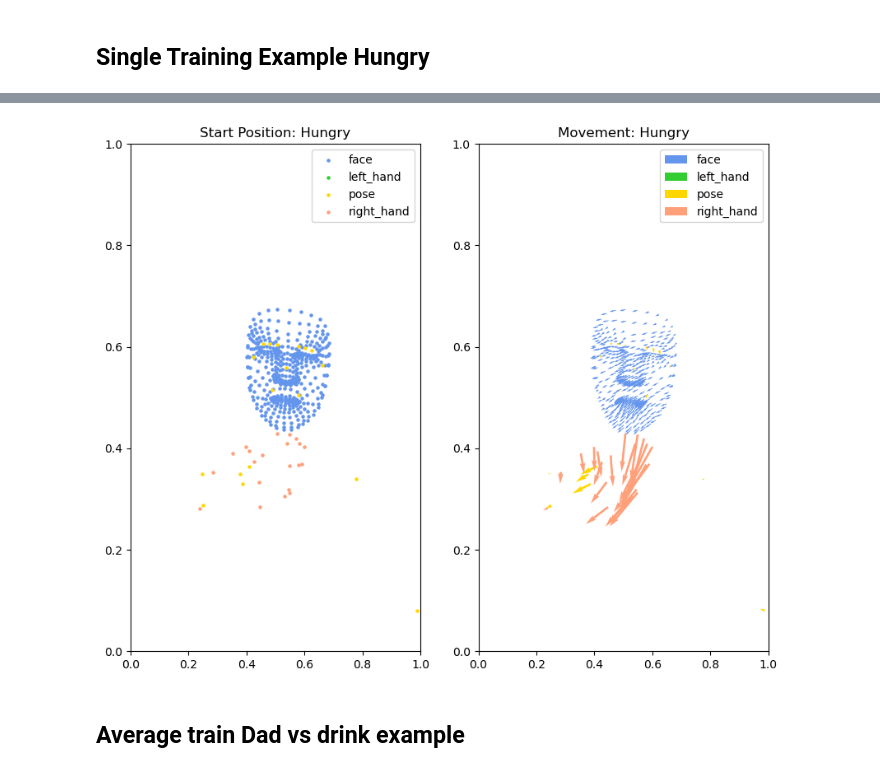
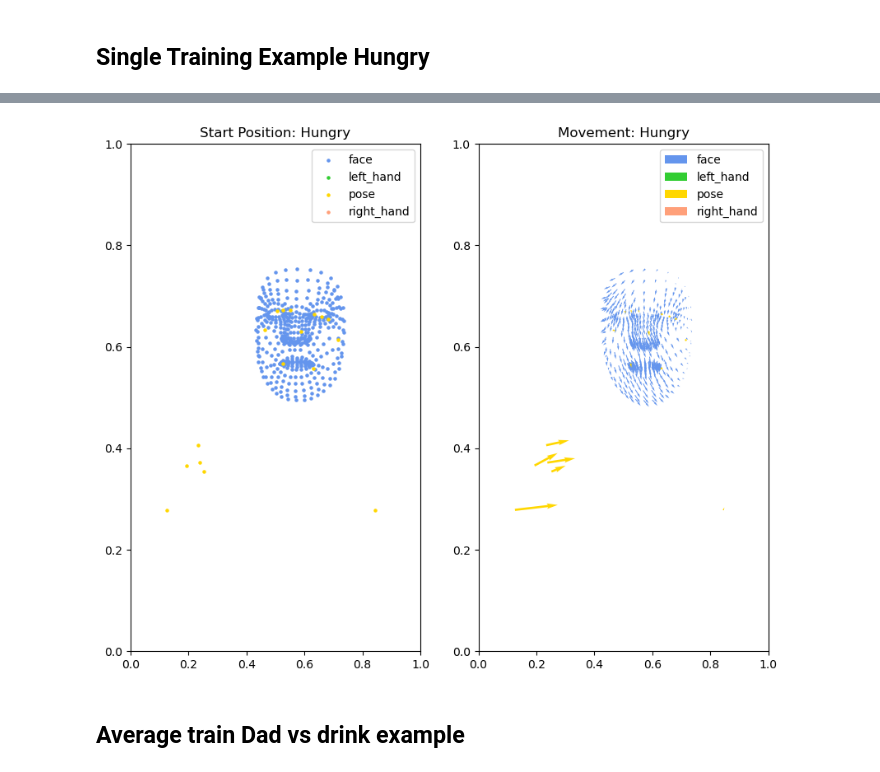
Before and after one commit to alexanderdaffara/AmericanSignLanguage_Classifier, a Jupyter notebook: Graphing.ipynb, the cells around one changed output, grey strips where cells are left out. Saved outputs shown, nothing was run; the diff lists cells and outputs as text; code cells hidden in the pictures.

```diff
--- a/Graphing.ipynb
+++ b/Graphing.ipynb
@@ -202,5 +218,5 @@ top_imp
 # %%
-df = pd.read_parquet('train_landmark_files/25571/1005995721.parquet')
+df = pd.read_parquet('data/1051788823.parquet')
 df['y'] = 1-df['y']
 
 fig, axes = plt.subplots(ncols=2,figsize=(10,8))
@@ -219,34 +235,34 @@ for i, type in enumerate(list(df.type.unique())):
     Y = start['y'].to_list()
 
     # Directional vectors
     U = np.array(end['x'].to_list()) - np.array(X)
     V = np.array(end['y'].to_list()) - np.array(Y)
 
     # Creating plot
     axes[0].scatter(X,Y, c=colors[i], label=type,s=5)
     axes[1].quiver(X, Y, U, V, color=colors[i], units='xy', scale=1, headwidth=2.5, label=type)
 
 # for idx in top_imp.index:
 #     feat = top_imp.loc[idx]
 #     X = first_frame.loc[first_frame.landmark_index==feat['landmark']]['x'].values
 #     Y = first_frame.loc[first_frame.landmark_index==feat['landmark']]['y'].values
 #     U = last_frame.loc[last_frame.landmark_index==feat['landmark']]['x'].values - X
 #     V = last_frame.loc[last_frame.landmark_index==feat['landmark']]['y'].values - Y
 #     if feat['kinematic'] == 'p':
 #         axes[ax_id[feat['kinematic']]].scatter(X,Y,c='red', s=5)
 #     else:
 #         axes[ax_id[feat['kinematic']]].quiver(X, Y, U, V, color='red', units='xy', scale=1, headwidth=4)
 
 for i, ax in enumerate(axes):
     # x-lim and y-lim
     ax.set_xlim(0, 1)
     ax.set_ylim(0, 1)
 
     ax.set_title(titles[i])
     ax.legend()
 plt.show()
 # %% [output]
-[figure, old version]
+[figure, new version]
 # %% [markdown]
 ## Average train Dad vs drink example
 # %%
```
Also changed, not shown: parts of 1 cell of this notebook, 1 other file.
